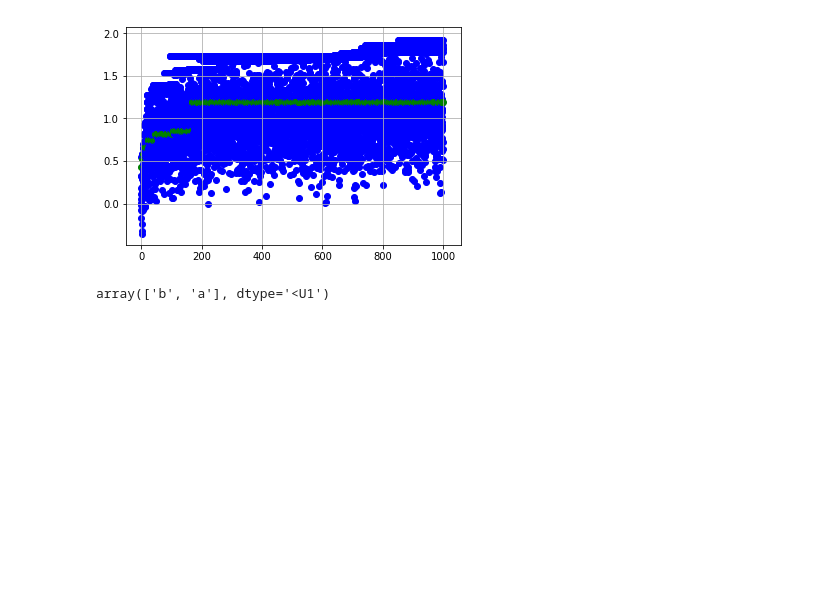
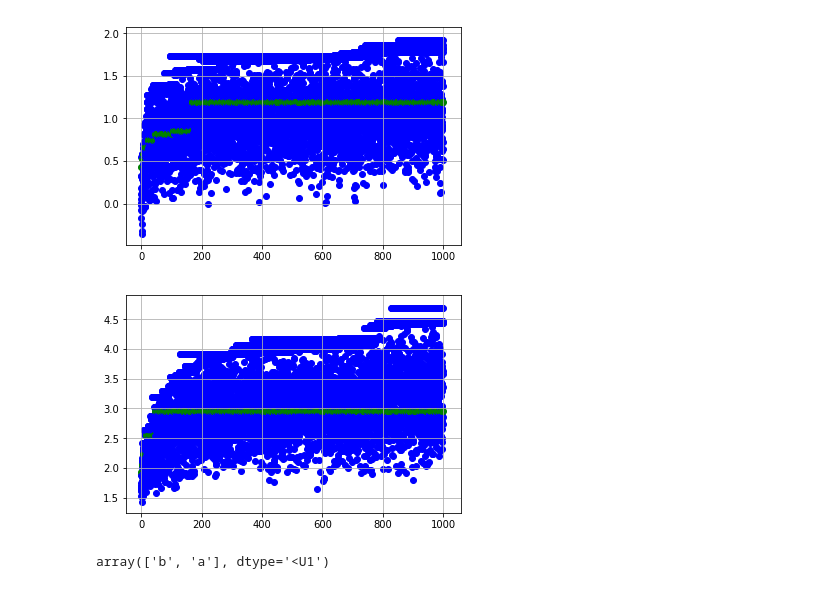
Before and after one commit to aldo-fsm/projeto-IA-2018.2-SDS, a Jupyter notebook: notebook.ipynb, the cells around one changed output. Cells and saved outputs as stored; diff of their text form; code cells hidden in the pictures; blank space fills up the shorter version.

Commit message:
testes com a tabela real

```diff
--- a/notebook.ipynb
+++ b/notebook.ipynb
@@ -99,3 +125,7 @@ from tests import testeGA
 testeGA.testWithFakeFitness(pop_size=10, generations_to_run=1000, random_seed=123)
 # %% [output]
 [figure]
+# %%
+testeGA.testWithRealFitness(fitness1, len(data), pop_size=10, generations_to_run=1000, random_seed=123)
+# %% [output]
+[figure, added]
```
Also changed, not shown: parts of 13 cells of this notebook, 6 other files.
